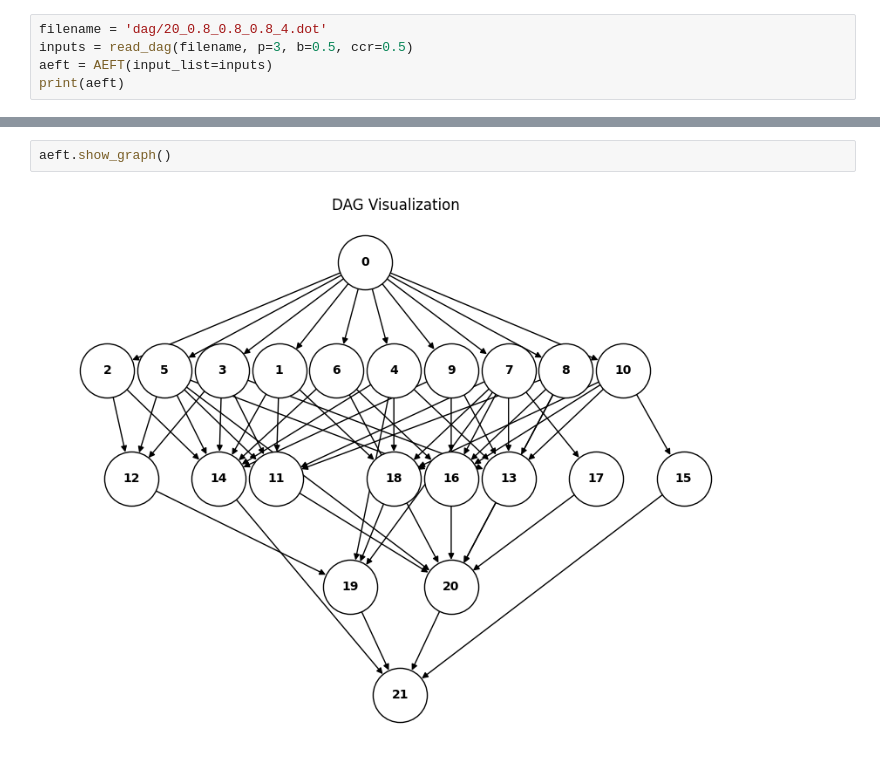
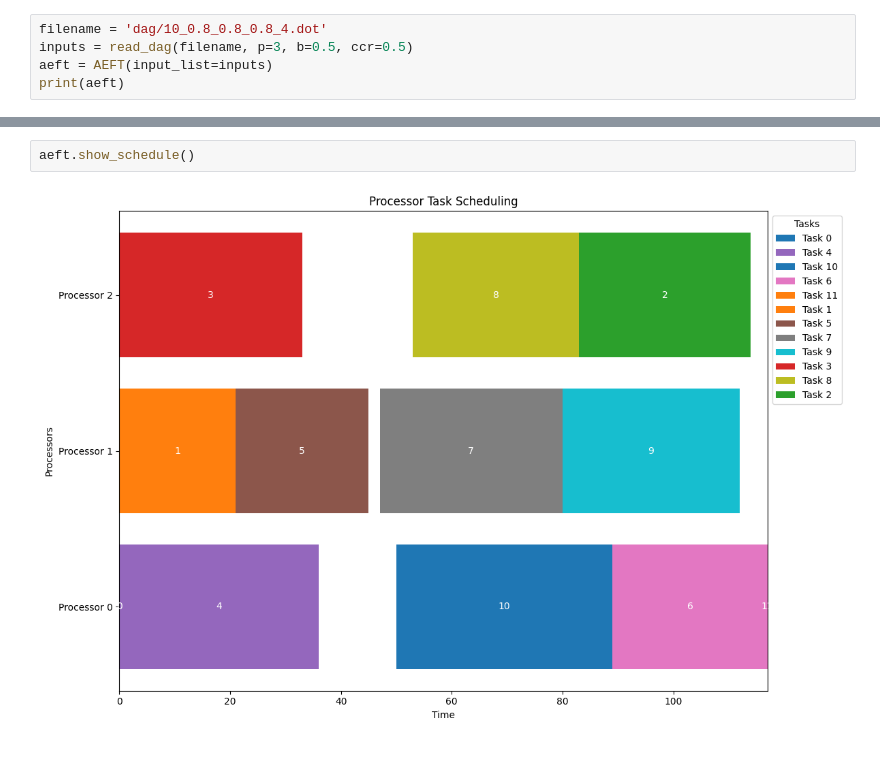
Before and after one commit to chazokada/AEFT_Scheduler, a Jupyter notebook: aeft.ipynb, the cells around one changed output, grey strips where cells are left out. Drawn from its saved outputs; the diff is of its cells as text.

```diff
--- a/aeft.ipynb
+++ b/aeft.ipynb
@@ -191,7 +239,7 @@ class AEFT:
             f"- Task dependency graph:\n{self.graph}"
         )
 # %%
-filename = 'dag/20_0.8_0.8_0.8_4.dot'
+filename = 'dag/10_0.8_0.8_0.8_4.dot'
 inputs = read_dag(filename, p=3, b=0.5, ccr=0.5)
 aeft = AEFT(input_list=inputs)
 print(aeft)
@@ -216,5 +268,5 @@ AEFT Class Object:
 # %%
-aeft.show_graph()
+aeft.show_schedule()
 # %% [output]
-[figure, old version]
+[figure, new version]
 # %%
```
Also changed, not shown: parts of 10 cells of this notebook.
